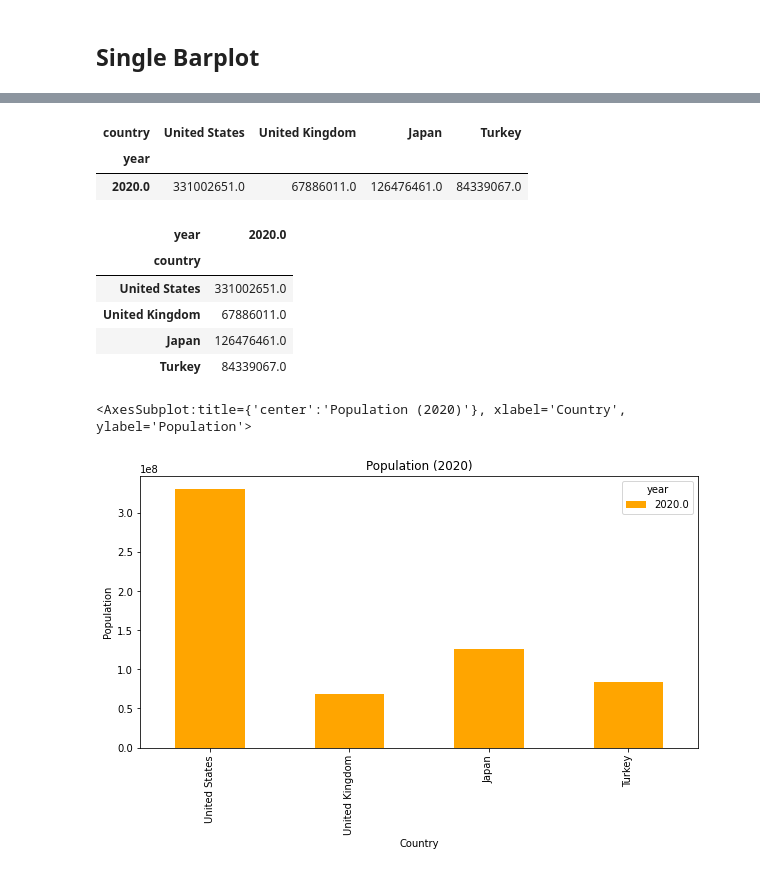
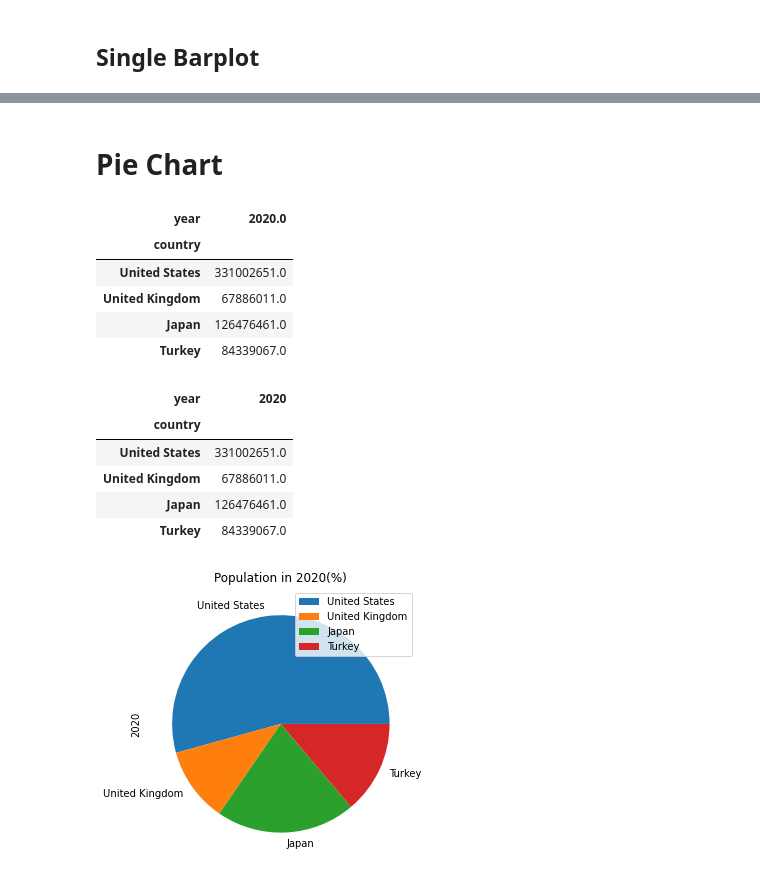
Before and after one commit to omrfyildiz/python-project, a Jupyter notebook: Pandas/pandas-exercise.ipynb, the cells around one changed output, grey strips where cells are left out. Drawn from its saved outputs; the diff is of its cells as text; code cells hidden in the pictures.

```diff
--- a/Pandas/pandas-exercise.ipynb
+++ b/Pandas/pandas-exercise.ipynb
@@ -681,3 +687,8 @@ df_selected_countries.plot(kind='line', xlabel='Year', ylabel='Population', titl
 ## Single Barplot
 # %%
 df_selected_countries_2020 = df_selected_countries[df_selected_countries.index.isin([2020])]
+# %%
+df_selected_countries_2020 = df_selected_countries_2020.T
+# %%
+#transpose the dataframe
+df_selected_countries_2020 = df_selected_countries_2020.T
@@ -684,21 +718,30 @@ df_selected_countries_2020 = df_selected_countries[df_selected_countries.index.i
+# %% [markdown]
+# Pie Chart
 # %%
 df_selected_countries_2020
 # %% [output]
-| country | United States | United Kingdom | Japan | Turkey |
-| year |  |  |  |  |
-| 2020.0 | 331002651.0 | 67886011.0 | 126476461.0 | 84339067.0 |
+| year | 2020.0 |
+| country |  |
+| United States | 331002651.0 |
+| United Kingdom | 67886011.0 |
+| Japan | 126476461.0 |
+| Turkey | 84339067.0 |
-# %%
-#transpose the dataframe
-df_selected_countries_2020.T
-# %% [output]
-| year | 2020.0 |
-| country |  |
-| United States | 331002651.0 |
-| United Kingdom | 67886011.0 |
-| Japan | 126476461.0 |
-| Turkey | 84339067.0 |
+# %%
+df_selected_countries_2020.rename(columns={2020:'2020'}, inplace=True)
+# %%
+df_selected_countries_2020
+# %% [output]
+| year | 2020 |
+| country |  |
+| United States | 331002651.0 |
+| United Kingdom | 67886011.0 |
+| Japan | 126476461.0 |
+| Turkey | 84339067.0 |
 # %%
-df_selected_countries_2020.T.plot(kind='bar' color='orange', xlabel='Country', ylabel='Population', title='Population (2020)', figsize=(10,5))
+df_selected_countries_2020.plot(kind='pie', y='2020', title='Population in 2020(%)', figsize=(10,5))
+
+plt.savefig('population_2020.png') #save the figure
+
+plt.show()
 # %% [output]
-<AxesSubplot:title={'center':'Population (2020)'}, xlabel='Country', ylabel='Population'>
-[figure, old version]
+[figure, new version]
```
Also changed, not shown: parts of 6 cells of this notebook.
